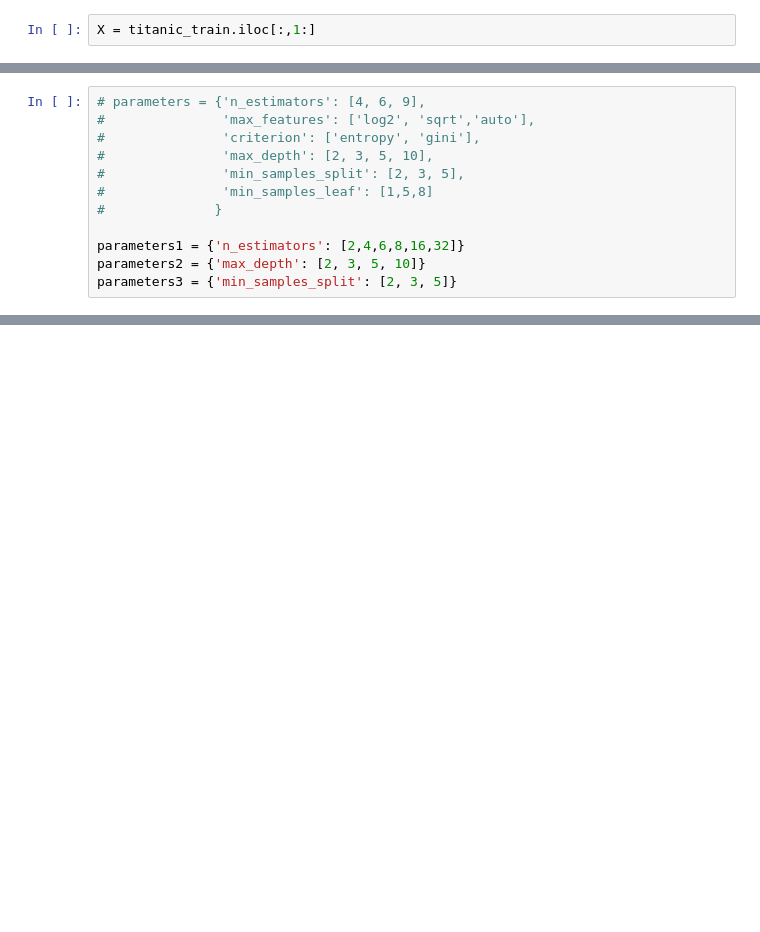
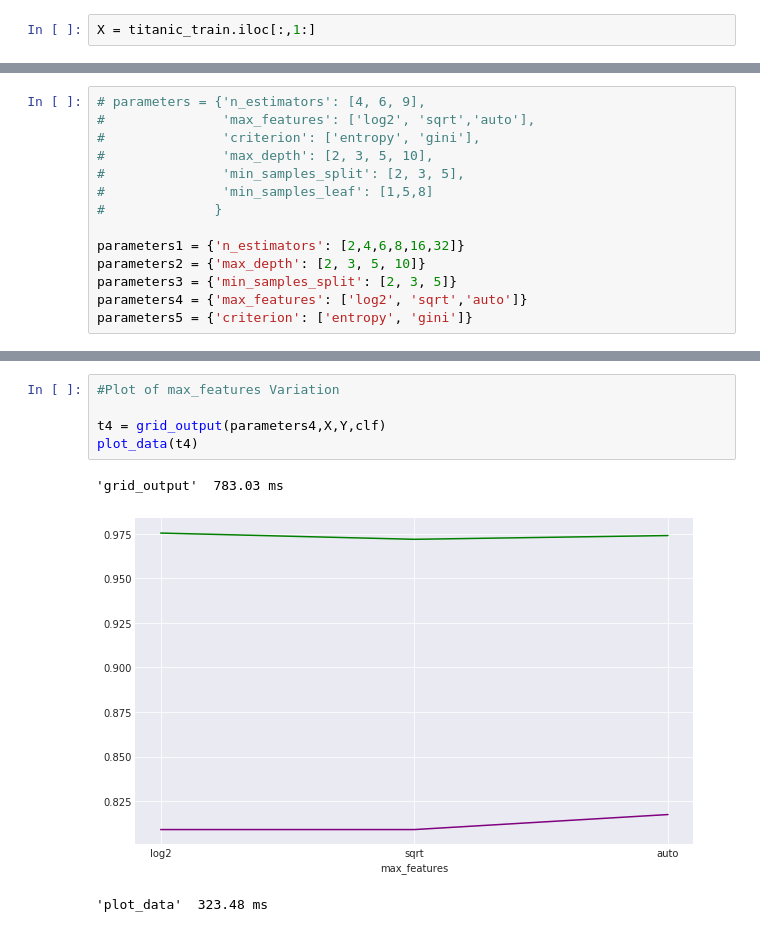
Before and after one commit to pramodbhalerao/ML_on_titanic_dataset, a Jupyter notebook: Titanic_Random_Forest_function.ipynb, the cells around one changed output, grey strips where cells are left out. Saved outputs shown, nothing was run; the diff lists cells and outputs as text; blank space fills up the shorter version.

```diff
--- a/Titanic_Random_Forest_function.ipynb
+++ b/Titanic_Random_Forest_function.ipynb
@@ -136,4 +176,6 @@ def plot_data(X,Ytest,Ytrain):
 parameters1 = {'n_estimators': [2,4,6,8,16,32]}
 parameters2 = {'max_depth': [2, 3, 5, 10]}
 parameters3 = {'min_samples_split': [2, 3, 5]}
+parameters4 = {'max_features': ['log2', 'sqrt','auto']}
+parameters5 = {'criterion': ['entropy', 'gini']}
 # %%
@@ -165,0 +209,9 @@ plot_data(parameters3['min_samples_split'],t3['mean_test_score'],t3['mean_train_
+# %%
+#Plot of max_features Variation
+
+t4 = grid_output(parameters4,X,Y,clf)
+plot_data(t4)
+# %% [output]
+'grid_output'  783.03 ms
+[figure, added]
+'plot_data'  323.48 ms
```
Also changed, not shown: parts of 13 cells of this notebook, 2 other files.
